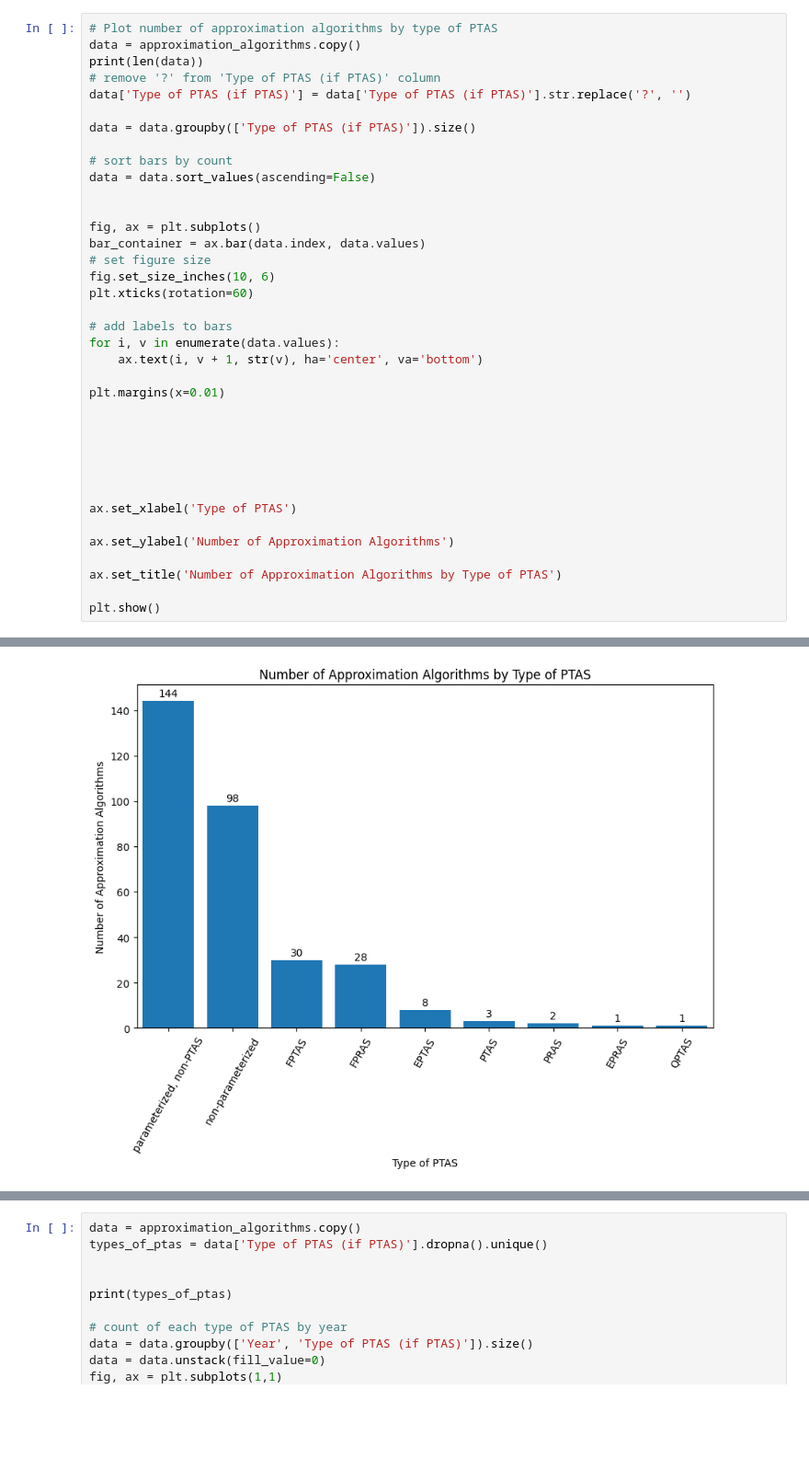
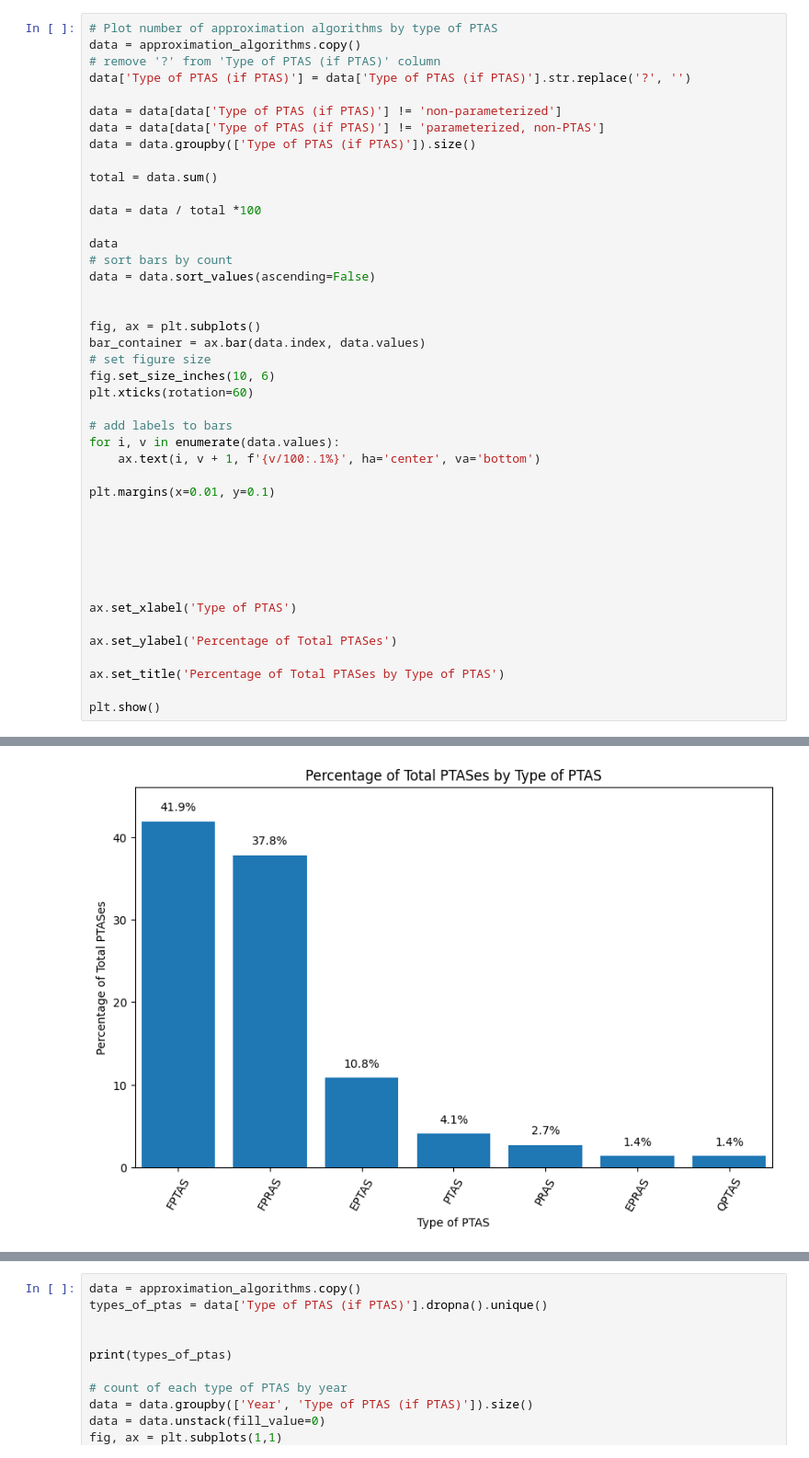
Before and after one commit to andrewlucasgs/approximation-algorithms, a Jupyter notebook: type_of_ptas.ipynb, the cells around one changed output, grey strips where cells are left out. Shown at 92% size. Cells and saved outputs as stored; diff of their text form; blank space fills up the shorter version.

Commit message:
Update plots

```diff
--- a/type_of_ptas.ipynb
+++ b/type_of_ptas.ipynb
@@ -119,12 +127,18 @@ plt.show()
 # %%
 # Plot number of approximation algorithms by type of PTAS
 data = approximation_algorithms.copy()
-print(len(data))
 # remove '?' from 'Type of PTAS (if PTAS)' column
 data['Type of PTAS (if PTAS)'] = data['Type of PTAS (if PTAS)'].str.replace('?', '')
 
+data = data[data['Type of PTAS (if PTAS)'] != 'non-parameterized']
+data = data[data['Type of PTAS (if PTAS)'] != 'parameterized, non-PTAS']
 data = data.groupby(['Type of PTAS (if PTAS)']).size()
 
+total = data.sum()
+
+data = data / total *100
+
+data
 # sort bars by count
 data = data.sort_values(ascending=False)
 
@@ -137,9 +151,9 @@ plt.xticks(rotation=60)
 
 # add labels to bars
 for i, v in enumerate(data.values):
-    ax.text(i, v + 1, str(v), ha='center', va='bottom')
+    ax.text(i, v + 1, f'{v/100:.1%}', ha='center', va='bottom')
 
-plt.margins(x=0.01)
+plt.margins(x=0.01, y=0.1)
 
 
 
@@ -148,9 +162,9 @@ plt.margins(x=0.01)
 
 ax.set_xlabel('Type of PTAS')
 
-ax.set_ylabel('Number of Approximation Algorithms')
+ax.set_ylabel('Percentage of Total PTASes')
 
-ax.set_title('Number of Approximation Algorithms by Type of PTAS')
+ax.set_title('Percentage of Total PTASes by Type of PTAS')
 
 plt.show()
 # %% [output]
@@ -158,4 +171,4 @@ plt.show()
-[figure, old version]
+[figure, new version]
 # %%
 # Plot number of approximation algorithms by type of PTAS
 data = approximation_algorithms.copy()
```
Also changed, not shown: parts of 9 cells of this notebook, 6 other files.
